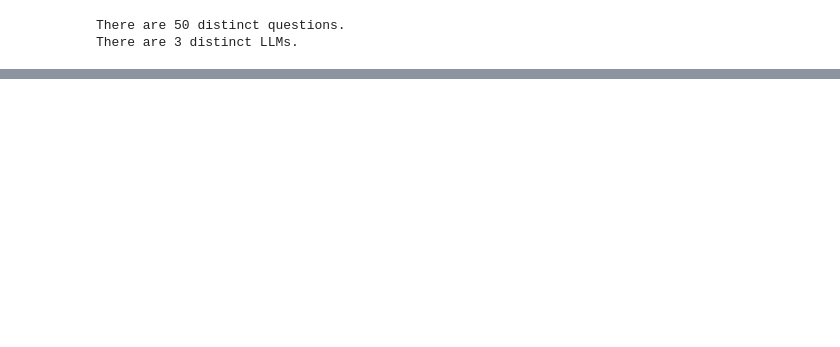
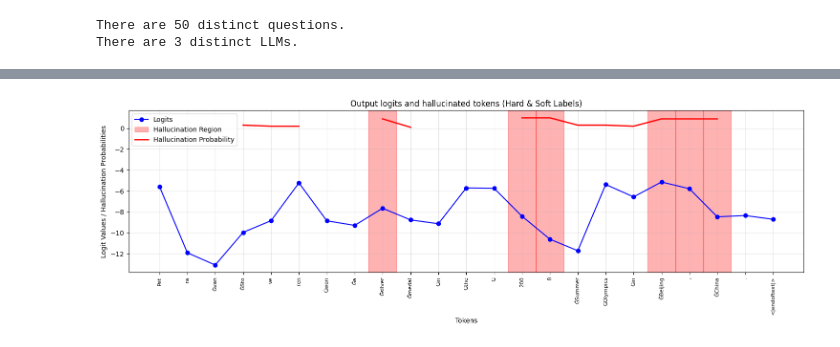
Before and after one commit to llaraspata/HallucinationDetection, a Jupyter notebook: notebooks/1.0-ll-dataset-analysis.ipynb, the cells around one changed output, grey strips where cells are left out. Cells and saved outputs as stored; diff of their text form; code cells hidden in the pictures; blank space fills up the shorter version.

```diff
--- a/notebooks/1.0-ll-dataset-analysis.ipynb
+++ b/notebooks/1.0-ll-dataset-analysis.ipynb
@@ -83,0 +114,6 @@ There are 3 distinct LLMs.
+# %%
+data = val_set.loc[0]
+
+tokens = data["model_output_tokens"]
+probabilities = data["model_output_logits"]
+hard_labels = data["hard_labels"]
@@ -83,0 +130,63 @@ There are 3 distinct LLMs.
+# %%
+# -----------------------
+# Plot hallucinated tokens with hard labels and padded soft labels
+# -----------------------
+num_tokens = len(tokens)
+num_probs = len(probabilities)
+
+# Calculate character spans for each token
+token_spans = []
+current_position = 0
+for token in tokens:
+    token_start = current_position
+    token_end = token_start + len(token)
+    token_spans.append((token_start, token_end))
+    current_position = token_end
+
+# Convert hard_labels (character positions) to token indices
+hard_hallucination_token_indices = set()
+for start_char, end_char in hard_labels:
+    for i, (token_start, token_end) in enumerate(token_spans):
+        # Check if token overlaps with the hallucination character range
+        if token_start < end_char and token_end > start_char:
+            hard_hallucination_token_indices.add(i)
+
+# Convert soft_labels (character spans and probabilities) to token indices
+soft_hallucination_probs = [None] * num_tokens  # Initialize with None
+for annotation in data["soft_labels"]:
+    start_char, end_char, prob = annotation["start"], annotation["end"], annotation["prob"]
+    for i, (token_start, token_end) in enumerate(token_spans):
+        # Check if token overlaps with the hallucination character range
+        if token_start < end_char and token_end > start_char:
+            if prob > 0:  # Only include probabilities greater than 0
+                soft_hallucination_probs[i] = prob
+
+# Plotting
+plt.figure(figsize=(15, 5))
+plt.plot(probabilities, marker='o', linestyle='-', color='b', label='Logits')
+
+# Add hard hallucination markers
+for i in hard_hallucination_token_indices:
+    plt.axvspan(i - 0.5, i + 0.5, color='red', alpha=0.3, label="Hallucination Region")
+
+# Add soft hallucination line (pad with None for non-hallucinated tokens)
+plt.plot(
+    [p if p is not None else None for p in soft_hallucination_probs],
+    linestyle='-', color='red', linewidth=2, label="Hallucination Probability"
+)
+
+# Avoid duplicate legend entries for hallucination regions
+handles, labels = plt.gca().get_legend_handles_labels()
+by_label = dict(zip(labels, handles))
+plt.legend(by_label.values(), by_label.keys())
+
+# Configure x-axis for tokens
+plt.xticks(ticks=range(len(tokens)), labels=tokens, rotation=90, fontsize=8)
+plt.xlabel("Tokens")
+plt.ylabel("Logit Values / Hallucination Probabilities")
+plt.title("Output logits and hallucinated tokens (Hard & Soft Labels)")
+plt.grid(alpha=0.3)
+plt.tight_layout()
+plt.show()
+# %% [output]
+[figure, added]
```
Also changed, not shown: parts of 8 cells of this notebook.
